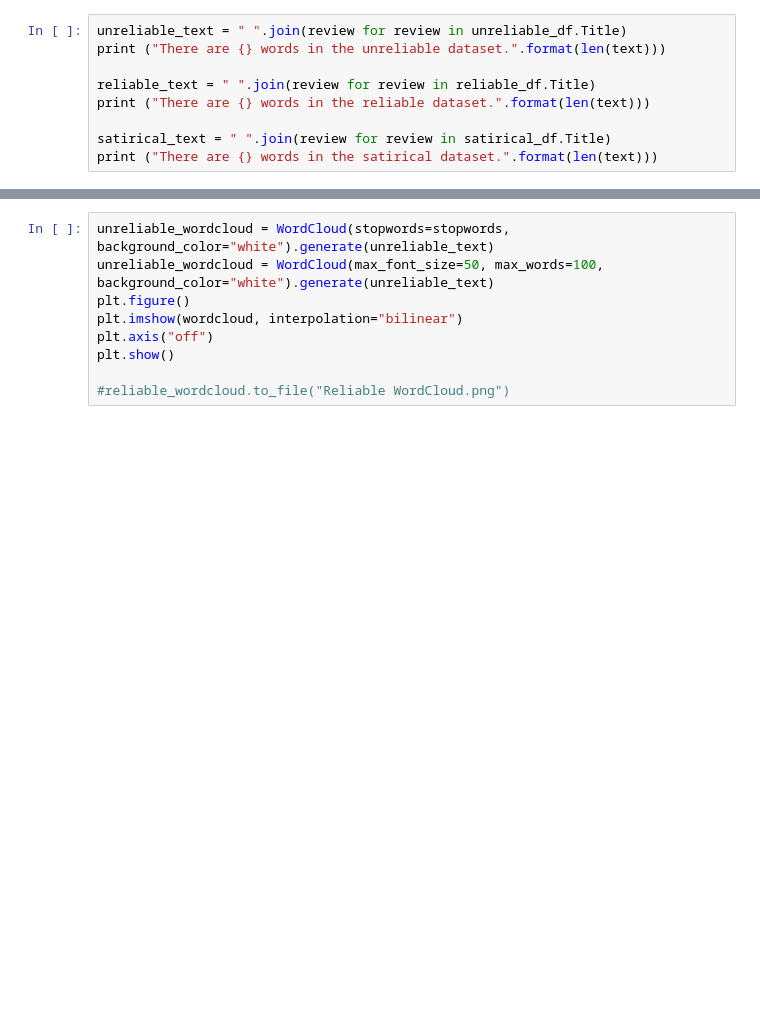
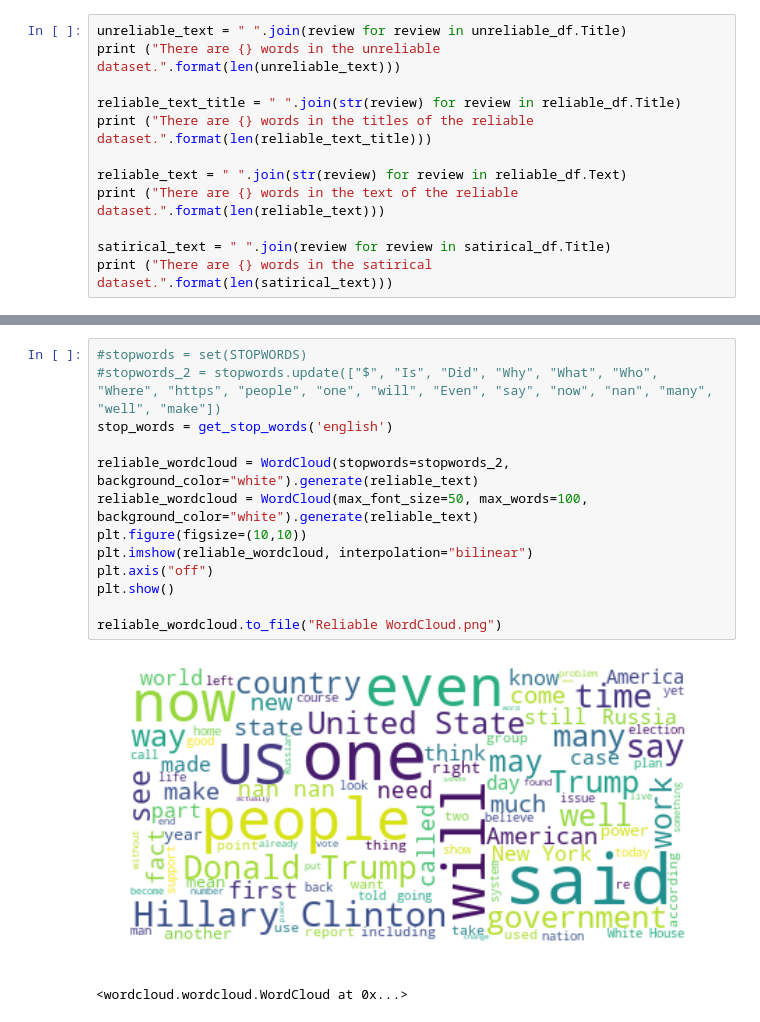
Before and after one commit to andrelorenzana/TruthDetectives, a Jupyter notebook: Word Cloud Final.ipynb, the cells around one changed output, grey strips where cells are left out. Saved outputs shown, nothing was run; the diff lists cells and outputs as text; blank space fills up the shorter version.

```diff
--- a/Word Cloud Final.ipynb
+++ b/Word Cloud Final.ipynb
@@ -78,10 +78,13 @@ There are 17728 categories in the reliable dataset such as:
 # %%
 unreliable_text = " ".join(review for review in unreliable_df.Title)
-print ("There are {} words in the unreliable dataset.".format(len(text)))
+print ("There are {} words in the unreliable dataset.".format(len(unreliable_text)))
 
-reliable_text = " ".join(review for review in reliable_df.Title)
-print ("There are {} words in the reliable dataset.".format(len(text)))
+reliable_text_title = " ".join(str(review) for review in reliable_df.Title)
+print ("There are {} words in the titles of the reliable dataset.".format(len(reliable_text_title)))
+
+reliable_text = " ".join(str(review) for review in reliable_df.Text)
+print ("There are {} words in the text of the reliable dataset.".format(len(reliable_text)))
 
 satirical_text = " ".join(review for review in satirical_df.Title)
-print ("There are {} words in the satirical dataset.".format(len(text)))
+print ("There are {} words in the satirical dataset.".format(len(satirical_text)))
 # %% [output]
@@ -106,10 +114,17 @@ plt.show()
 # %%
-unreliable_wordcloud = WordCloud(stopwords=stopwords, background_color="white").generate(unreliable_text)
-unreliable_wordcloud = WordCloud(max_font_size=50, max_words=100, background_color="white").generate(unreliable_text)
-plt.figure()
-plt.imshow(wordcloud, interpolation="bilinear")
+#stopwords = set(STOPWORDS)
+#stopwords_2 = stopwords.update(["$", "Is", "Did", "Why", "What", "Who", "Where", "https", "people", "one", "will", "Even", "say", "now", "nan", "many", "well", "make"])
+stop_words = get_stop_words('english')
+
+reliable_wordcloud = WordCloud(stopwords=stopwords_2, background_color="white").generate(reliable_text)
+reliable_wordcloud = WordCloud(max_font_size=50, max_words=100, background_color="white").generate(reliable_text)
+plt.figure(figsize=(10,10))
+plt.imshow(reliable_wordcloud, interpolation="bilinear")
 plt.axis("off")
 plt.show()
 
-#reliable_wordcloud.to_file("Reliable WordCloud.png")
+reliable_wordcloud.to_file("Reliable WordCloud.png")
+# %% [output]
+[figure, added]
+<wordcloud.wordcloud.WordCloud at 0x...>
 # %%
```
Also changed, not shown: parts of 6 cells of this notebook, 3 other files.
